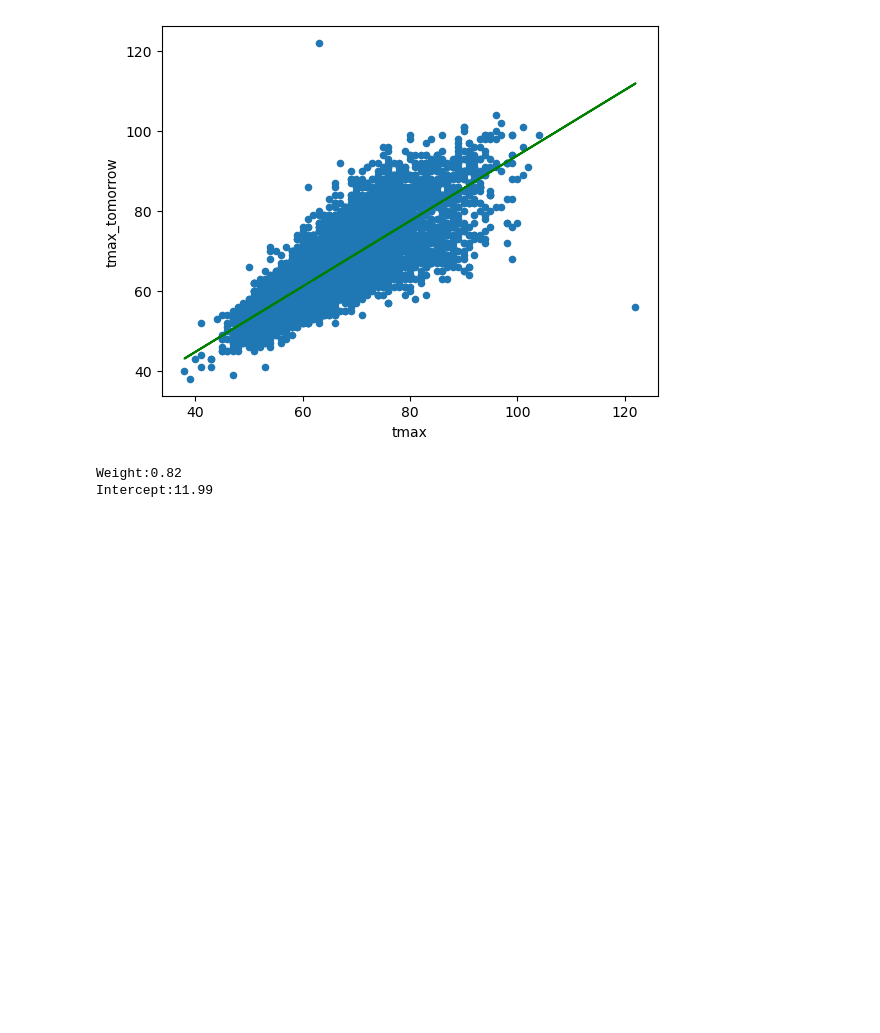
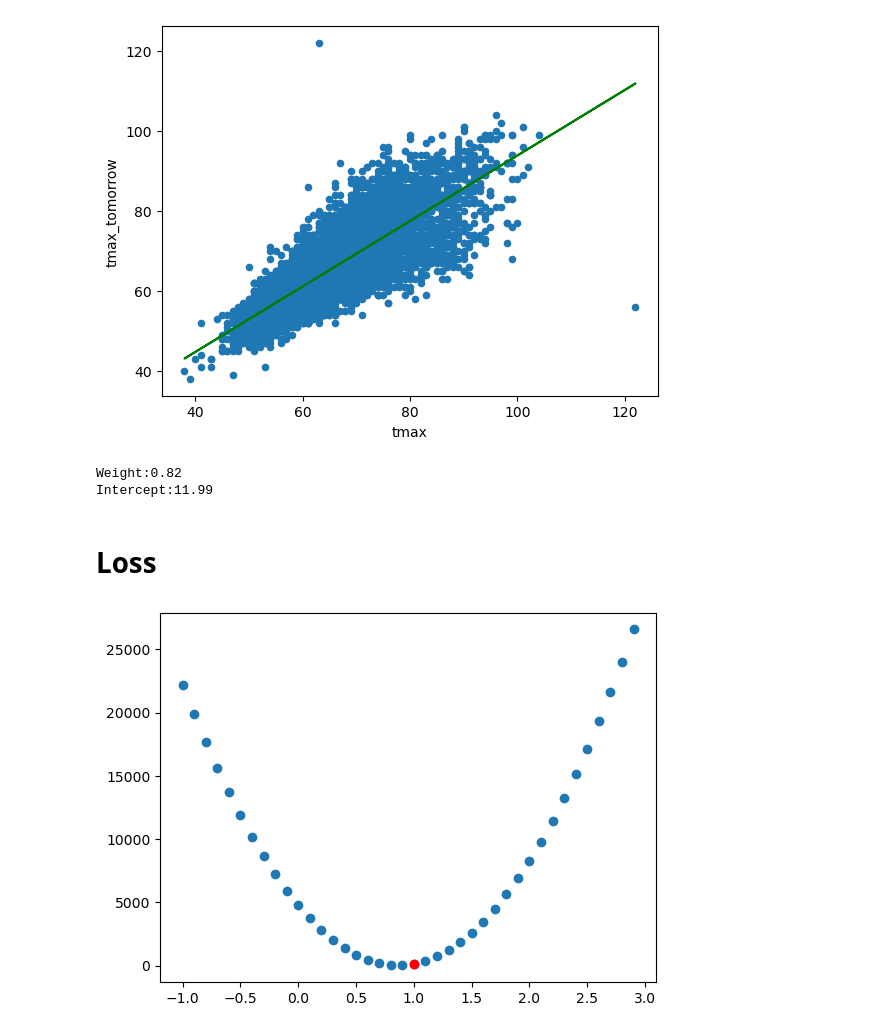
Before and after one commit to AvirukthGT/MachineLearingAlgosFromScratch, a Jupyter notebook: GradientDescent.ipynb, the cells around one changed output. Cells and saved outputs as stored; diff of their text form; code cells hidden in the pictures; blank space fills up the shorter version.

```diff
--- a/GradientDescent.ipynb
+++ b/GradientDescent.ipynb
@@ -45,3 +45,5 @@ print(f"Intercept:{lr.intercept_:.2f}")
 # %% [output]
 Weight:0.82
 Intercept:11.99
+# %% [markdown]
+# Loss
@@ -47,0 +52,12 @@ Intercept:11.99
+# %%
+loss = lambda w,y:((w*80+11.99)-y)**2
+y=81
+
+ws=np.arange(-1,3,.1)
+losses=loss(ws,y)
+
+plt.scatter(ws,losses)
+plt.plot(1,loss(1,y),'ro')
+plt.show()
+# %% [output]
+[figure, added]
```
Also changed, not shown: parts of 6 cells of this notebook.
